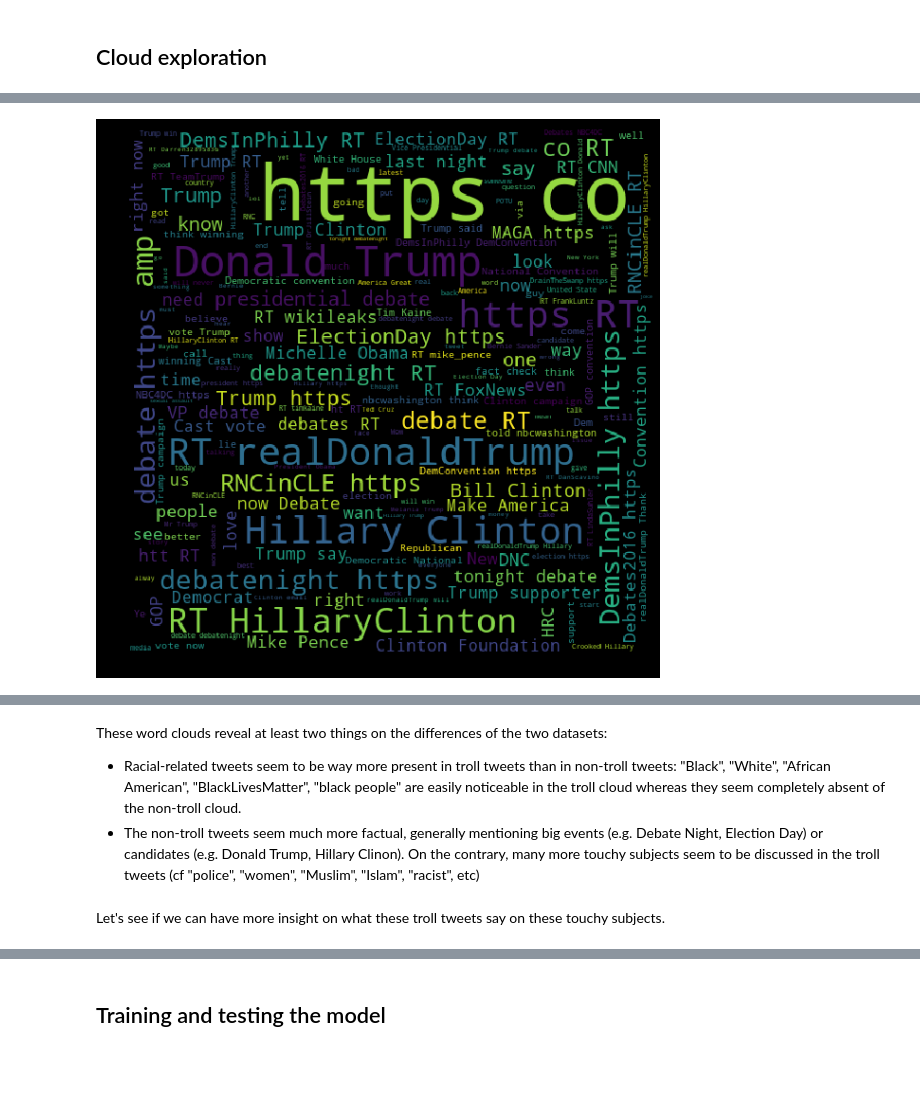
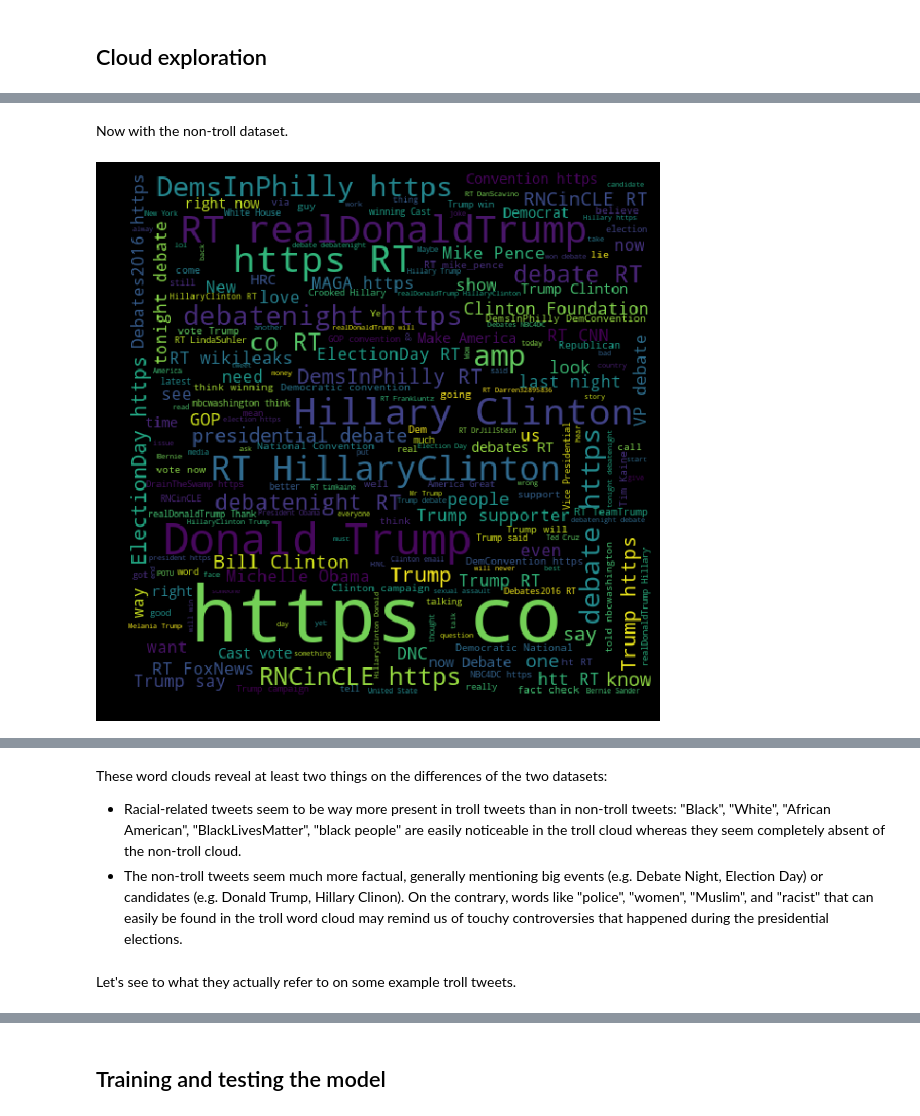
Before and after one commit to joeddav/troll_classification, a Jupyter notebook: notebooks/naive_bayes_clean.ipynb, the cells around one changed output, grey strips where cells are left out. Cells and saved outputs as stored; diff of their text form; code cells hidden in the pictures; blank space fills up the shorter version.

```diff
--- a/notebooks/naive_bayes_clean.ipynb
+++ b/notebooks/naive_bayes_clean.ipynb
@@ -223,3 +214,12 @@ full_df.head()
 <div id="cloud"></div>
 # %% [markdown]
 ## Cloud exploration
+# %%
+def create_word_cloud(full_df, troll_label):
+    words = ' '.join(full_df[full_df.is_troll == troll_label].content.values)
+    wc = WordCloud(width = 512,height = 512).generate(words)
+    plt.figure(figsize = (10, 8), facecolor = 'k')
+    plt.imshow(wc)
+    plt.axis('off')
+    plt.tight_layout(pad = 0)
+    plt.show()
@@ -232,5 +234,7 @@ Wall time: 11 s
+# %% [markdown]
+Now with the non-troll dataset.
 # %%
 %%time
-tejank.create_word_cloud(full_df, is_troll_label=0)
+create_word_cloud(full_df, troll_label=0)
 # %% [output]
-[figure, old version]
+[figure, new version]
@@ -238,9 +242,9 @@ Wall time: 10.4 s
 # %% [markdown]
 These word clouds reveal at least two things on the differences of the two datasets:
  - Racial-related tweets seem to be way more present in troll tweets than in non-troll tweets: "Black", "White", "African American", "BlackLivesMatter", "black people" are easily noticeable in the troll cloud whereas they seem completely absent of the non-troll cloud.
- - The non-troll tweets seem much more factual, generally mentioning big events (e.g. Debate Night, Election Day) or candidates (e.g. Donald Trump, Hillary Clinon). On the contrary, many more touchy subjects seem to be discussed in the troll tweets (cf "police", "women", "Muslim", "Islam", "racist", etc)
+ - The non-troll tweets seem much more factual, generally mentioning big events (e.g. Debate Night, Election Day) or candidates (e.g. Donald Trump, Hillary Clinon). On the contrary, words like "police", "women", "Muslim", and "racist" that can easily be found in the troll word cloud may remind us of touchy controversies that happened during the presidential elections.
-# %% [markdown]
-Let's see if we can have more insight on what these troll tweets say on these touchy subjects.
+# %% [markdown]
+Let's see to what they actually refer to on some example troll tweets.
 # %%
 def show_tweets_about(dataframe, subject, max_num=10):
     for i, tweet in enumerate(dataframe.content[dataframe.content.apply(lambda x: subject in x)][:max_num], 1):
```
Also changed, not shown: parts of 45 cells of this notebook.
